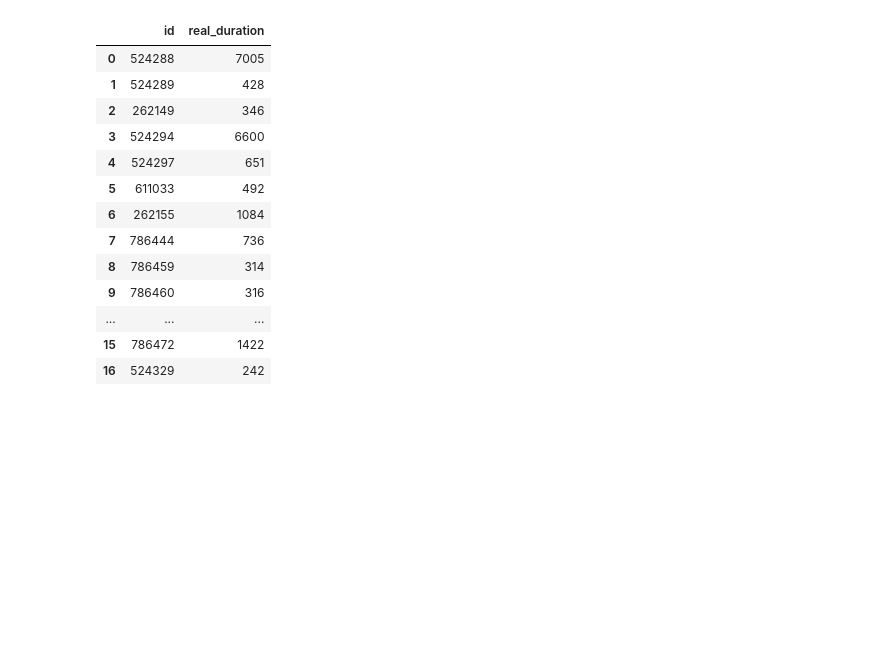
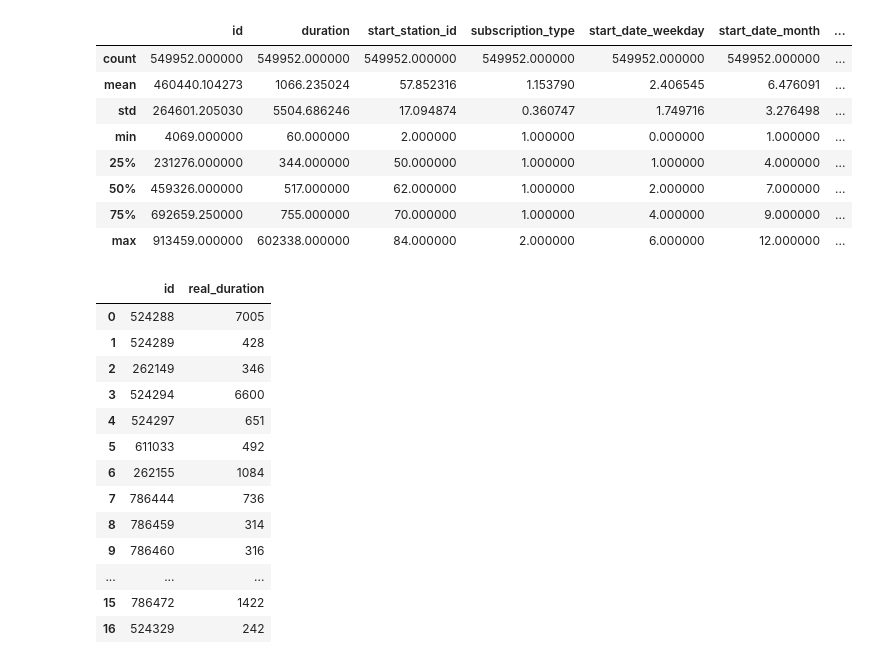
Before and after one commit to Gnahue/sanFranciscoBiclas, a Jupyter notebook: prediccion/modelo/notebooks/prediction vs cant_trees.ipynb, the cells around one changed output. Saved outputs shown, nothing was run; the diff lists cells and outputs as text; code cells hidden in the pictures; blank space fills up the shorter version.

```diff
--- a/prediccion/modelo/notebooks/prediction vs cant_trees.ipynb
+++ b/prediccion/modelo/notebooks/prediction vs cant_trees.ipynb
@@ -18,3 +40,15 @@ from sklearn.metrics import mean_squared_error
+# %%
+train.describe()
+# %% [output]
+|  | id | duration | start_station_id | subscription_type | start_date_weekday | start_date_month | ... |
+| count | 549952.000000 | 549952.000000 | 549952.000000 | 549952.000000 | 549952.000000 | 549952.000000 | ... |
+| mean | 460440.104273 | 1066.235024 | 57.852316 | 1.153790 | 2.406545 | 6.476091 | ... |
+| std | 264601.205030 | 5504.686246 | 17.094874 | 0.360747 | 1.749716 | 3.276498 | ... |
+| min | 4069.000000 | 60.000000 | 2.000000 | 1.000000 | 0.000000 | 1.000000 | ... |
+| 25% | 231276.000000 | 344.000000 | 50.000000 | 1.000000 | 1.000000 | 4.000000 | ... |
+| 50% | 459326.000000 | 517.000000 | 62.000000 | 1.000000 | 2.000000 | 7.000000 | ... |
+| 75% | 692659.250000 | 755.000000 | 70.000000 | 1.000000 | 4.000000 | 9.000000 | ... |
+| max | 913459.000000 | 602338.000000 | 84.000000 | 2.000000 | 6.000000 | 12.000000 | ... |
 # %%
 real_duration = pd.read_csv('real_durations')
 real_duration.head(20)
```
Also changed, not shown: parts of 10 cells of this notebook, 2 other files.
